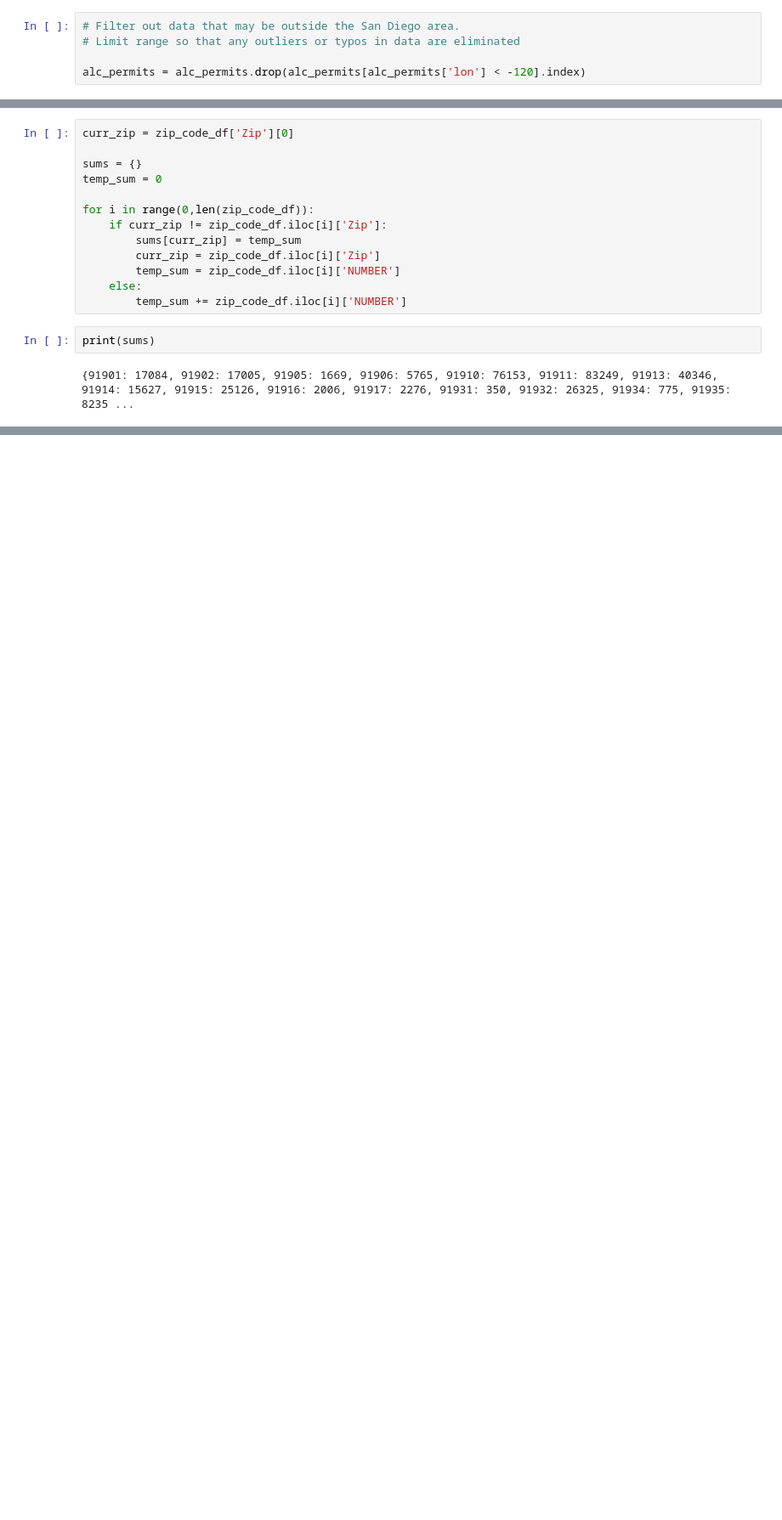
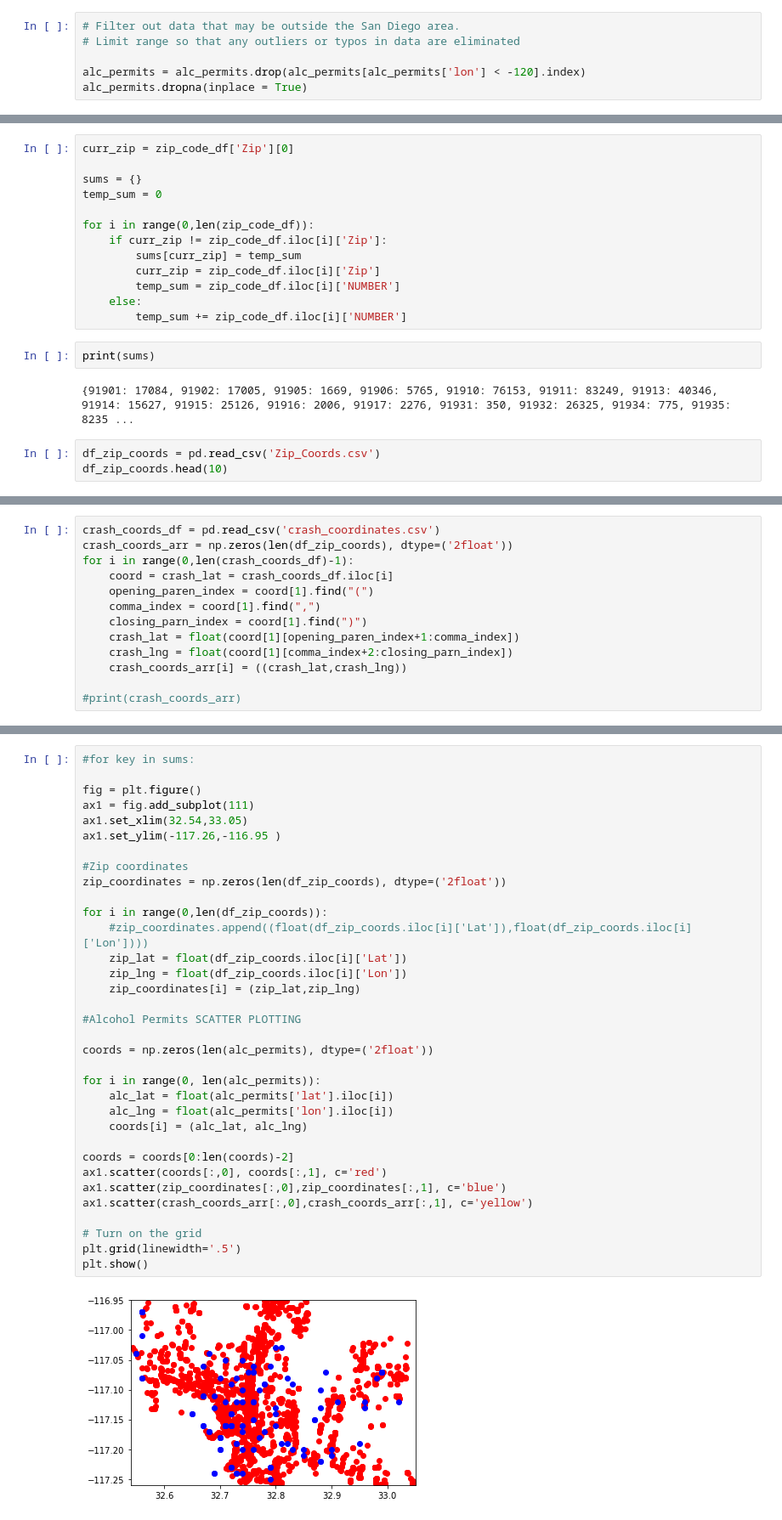
Before and after one commit to sarah-george/San-Diego-DUI-Crashes-and-Arrests, a Jupyter notebook: DUI_Notebook_V2.ipynb, the cells around one changed output, grey strips where cells are left out. Shown at 85% size. Drawn from its saved outputs; the diff is of its cells as text; blank space fills up the shorter version.

```diff
--- a/DUI_Notebook_V2.ipynb
+++ b/DUI_Notebook_V2.ipynb
@@ -228,6 +228,7 @@ alc_permits.head(5)
 # Limit range so that any outliers or typos in data are eliminated
 
 alc_permits = alc_permits.drop(alc_permits[alc_permits['lon'] < -120].index)
+alc_permits.dropna(inplace = True)
 # %%
 #Alcohol Permits SCATTER PLOTTING
 
@@ -332,3 +340,6 @@ for i in range(0,len(zip_code_df)):
 print(sums)
 # %% [output]
 {91901: 17084, 91902: 17005, 91905: 1669, 91906: 5765, 91910: 76153, 91911: 83249, 91913: 40346, 91914: 15627, 91915: 25126, 91916: 2006, 91917: 2276, 91931: 350, 91932: 26325, 91934: 775, 91935: 8235 ...
+# %%
+df_zip_coords = pd.read_csv('Zip_Coords.csv')
+df_zip_coords.head(10)
@@ -334,0 +358,13 @@ print(sums)
+# %%
+crash_coords_df = pd.read_csv('crash_coordinates.csv')
+crash_coords_arr = np.zeros(len(df_zip_coords), dtype=('2float'))
+for i in range(0,len(crash_coords_df)-1):
+    coord = crash_lat = crash_coords_df.iloc[i]
+    opening_paren_index = coord[1].find("(")
+    comma_index = coord[1].find(",")
+    closing_parn_index = coord[1].find(")")
+    crash_lat = float(coord[1][opening_paren_index+1:comma_index])
+    crash_lng = float(coord[1][comma_index+2:closing_parn_index])
+    crash_coords_arr[i] = ((crash_lat,crash_lng))
+
+#print(crash_coords_arr)
@@ -334,0 +373,36 @@ print(sums)
+# %%
+#for key in sums:
+
+fig = plt.figure()
+ax1 = fig.add_subplot(111)
+ax1.set_xlim(32.54,33.05)
+ax1.set_ylim(-117.26,-116.95 )
+
+#Zip coordinates
+zip_coordinates = np.zeros(len(df_zip_coords), dtype=('2float'))
+
+for i in range(0,len(df_zip_coords)):
+    #zip_coordinates.append((float(df_zip_coords.iloc[i]['Lat']),float(df_zip_coords.iloc[i]['Lon'])))
+    zip_lat = float(df_zip_coords.iloc[i]['Lat'])
+    zip_lng = float(df_zip_coords.iloc[i]['Lon'])
+    zip_coordinates[i] = (zip_lat,zip_lng)
+
+#Alcohol Permits SCATTER PLOTTING
+
+coords = np.zeros(len(alc_permits), dtype=('2float'))
+
+for i in range(0, len(alc_permits)):
+    alc_lat = float(alc_permits['lat'].iloc[i])
+    alc_lng = float(alc_permits['lon'].iloc[i])
+    coords[i] = (alc_lat, alc_lng)
+
+coords = coords[0:len(coords)-2]
+ax1.scatter(coords[:,0], coords[:,1], c='red')
+ax1.scatter(zip_coordinates[:,0],zip_coordinates[:,1], c='blue')
+ax1.scatter(crash_coords_arr[:,0],crash_coords_arr[:,1], c='yellow')
+
+# Turn on the grid
+plt.grid(linewidth='.5')
+plt.show()
+# %% [output]
+[figure, added]
```
Also changed, not shown: parts of 6 cells of this notebook.
